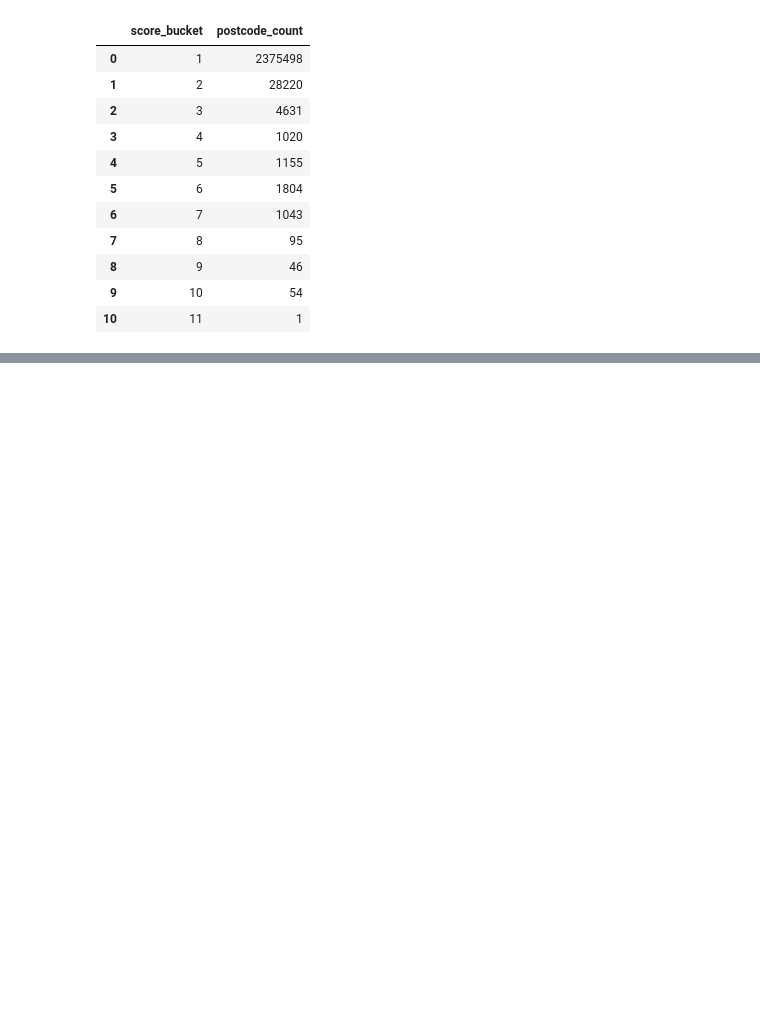
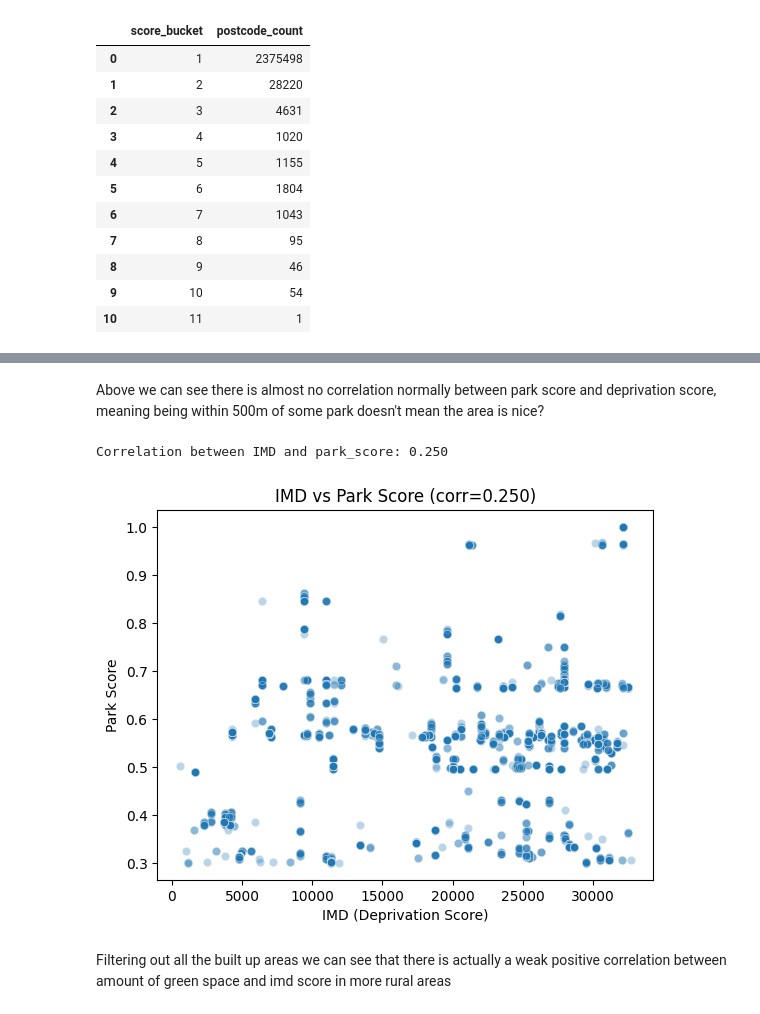
Before and after one commit to moulson/loam, a Jupyter notebook: notebooks/analysis.ipynb, the cells around one changed output, grey strips where cells are left out. Saved outputs shown, nothing was run; the diff lists cells and outputs as text; code cells hidden in the pictures; blank space fills up the shorter version.

```diff
--- a/notebooks/analysis.ipynb
+++ b/notebooks/analysis.ipynb
@@ -304,0 +323,22 @@ For our needs this is actually quite helpful
+# %% [markdown]
+Above we can see there is almost no correlation normally between park score and deprivation score, meaning being within 500m of some park doesn't mean the area is nice?
+# %%
+df_corr = pd.read_sql("""
+    SELECT imd, park_score
+    FROM postcodes
+    WHERE park_score IS NOT NULL AND imd IS NOT NULL AND park_score > 0.3
+""", conn)
+
+corr = df_corr.corr().loc['imd', 'park_score']
+print(f"Correlation between IMD and park_score: {corr:.3f}")
+
+sns.scatterplot(x='imd', y='park_score', data=df_corr, alpha=0.3)
+plt.title(f"IMD vs Park Score (corr={corr:.3f})")
+plt.xlabel("IMD (Deprivation Score)")
+plt.ylabel("Park Score")
+plt.show()
+# %% [output]
+Correlation between IMD and park_score: 0.250
+[figure, added]
+# %% [markdown]
+Filtering out all the built up areas we can see that there is actually a weak positive correlation between amount of green space and imd score in more rural areas
```
Also changed, not shown: parts of 2 cells of this notebook.
